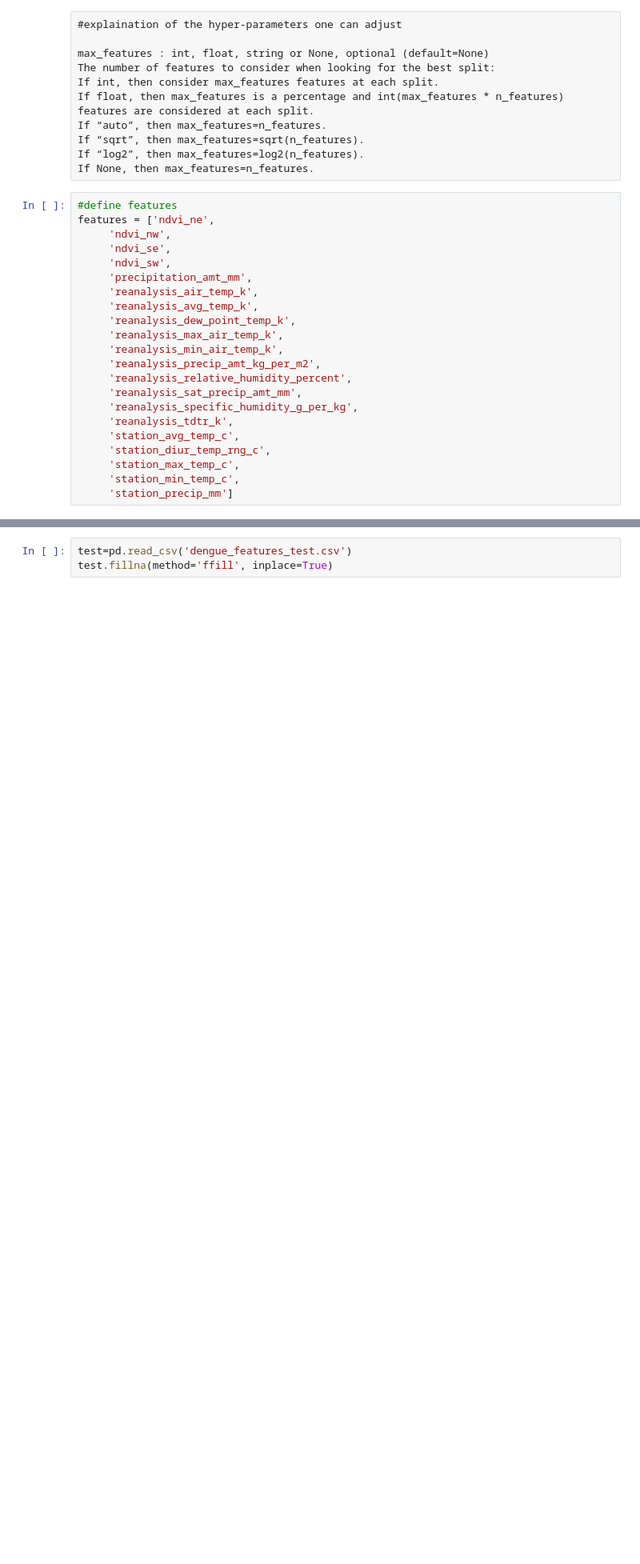
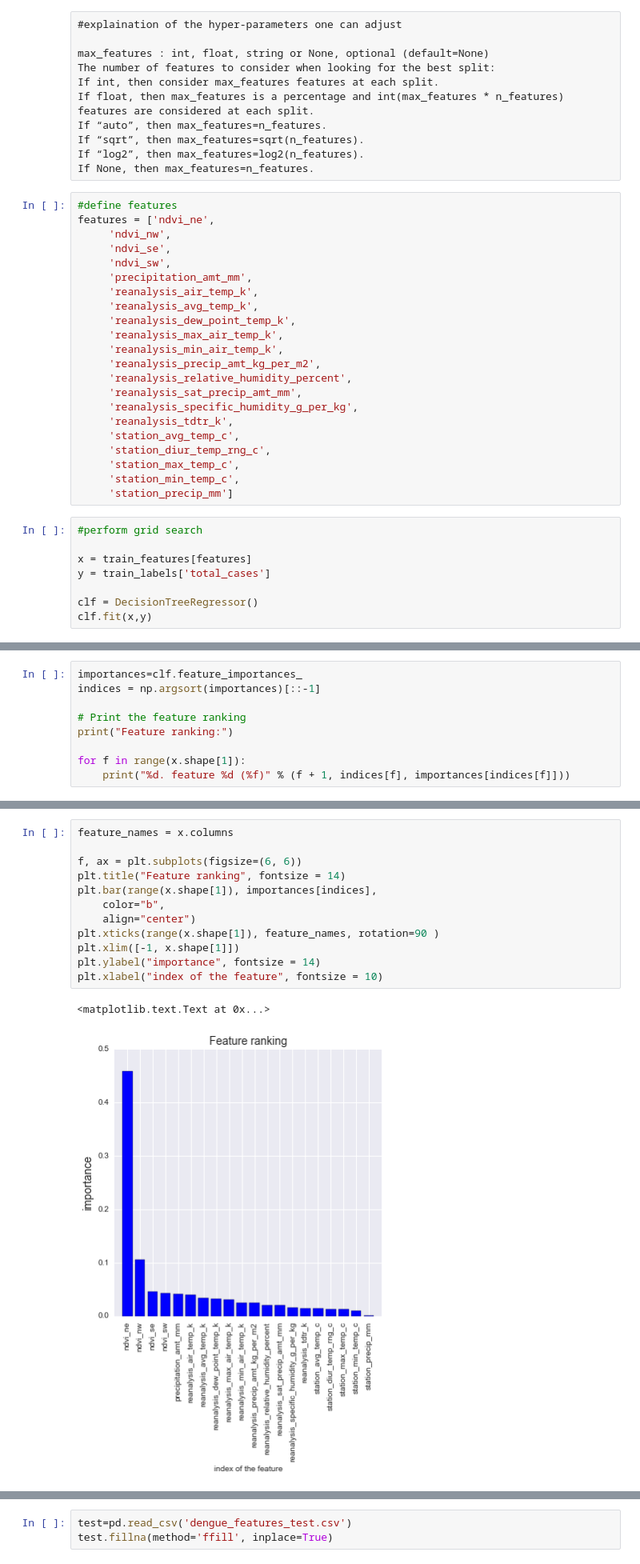
Before and after one commit to jdills26/dengue-fever-prediction, a Jupyter notebook: exploration-and-benchmark model.ipynb, the cells around one changed output, grey strips where cells are left out. Shown at 80% size. Cells and saved outputs as stored; diff of their text form; blank space fills up the shorter version.

```diff
--- a/exploration-and-benchmark model.ipynb
+++ b/exploration-and-benchmark model.ipynb
@@ -322,3 +313,11 @@ features = ['ndvi_ne',
      'station_max_temp_c',
      'station_min_temp_c',
      'station_precip_mm']
+# %%
+#perform grid search
+
+x = train_features[features]
+y = train_labels['total_cases']
+
+clf = DecisionTreeRegressor()
+clf.fit(x,y)
@@ -324,0 +330,9 @@ features = ['ndvi_ne',
+# %%
+importances=clf.feature_importances_
+indices = np.argsort(importances)[::-1]
+
+# Print the feature ranking
+print("Feature ranking:")
+
+for f in range(x.shape[1]):
+    print("%d. feature %d (%f)" % (f + 1, indices[f], importances[indices[f]]))
@@ -324,0 +357,15 @@ features = ['ndvi_ne',
+# %%
+feature_names = x.columns
+
+f, ax = plt.subplots(figsize=(6, 6))
+plt.title("Feature ranking", fontsize = 14)
+plt.bar(range(x.shape[1]), importances[indices],
+    color="b",
+    align="center")
+plt.xticks(range(x.shape[1]), feature_names, rotation=90 )
+plt.xlim([-1, x.shape[1]])
+plt.ylabel("importance", fontsize = 14)
+plt.xlabel("index of the feature", fontsize = 10)
+# %% [output]
+<matplotlib.text.Text at 0x...>
+[figure, added]
```
Also changed, not shown: parts of 23 cells of this notebook.
